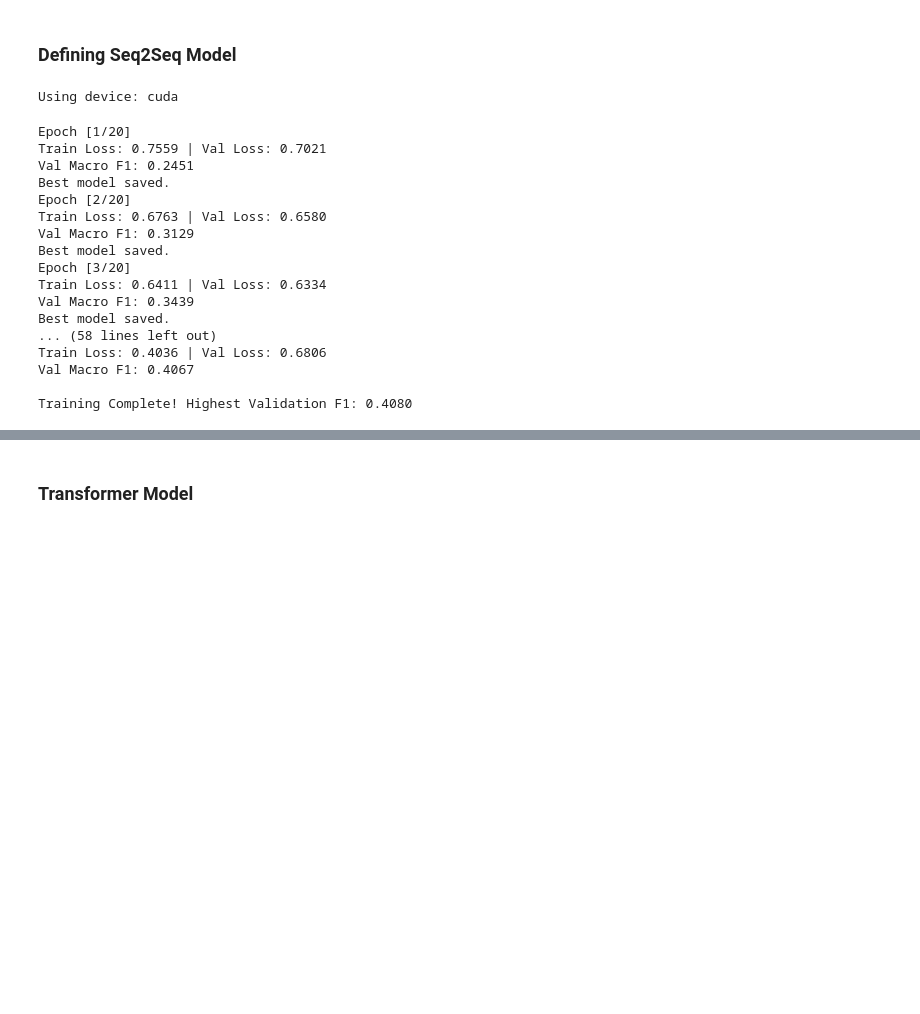
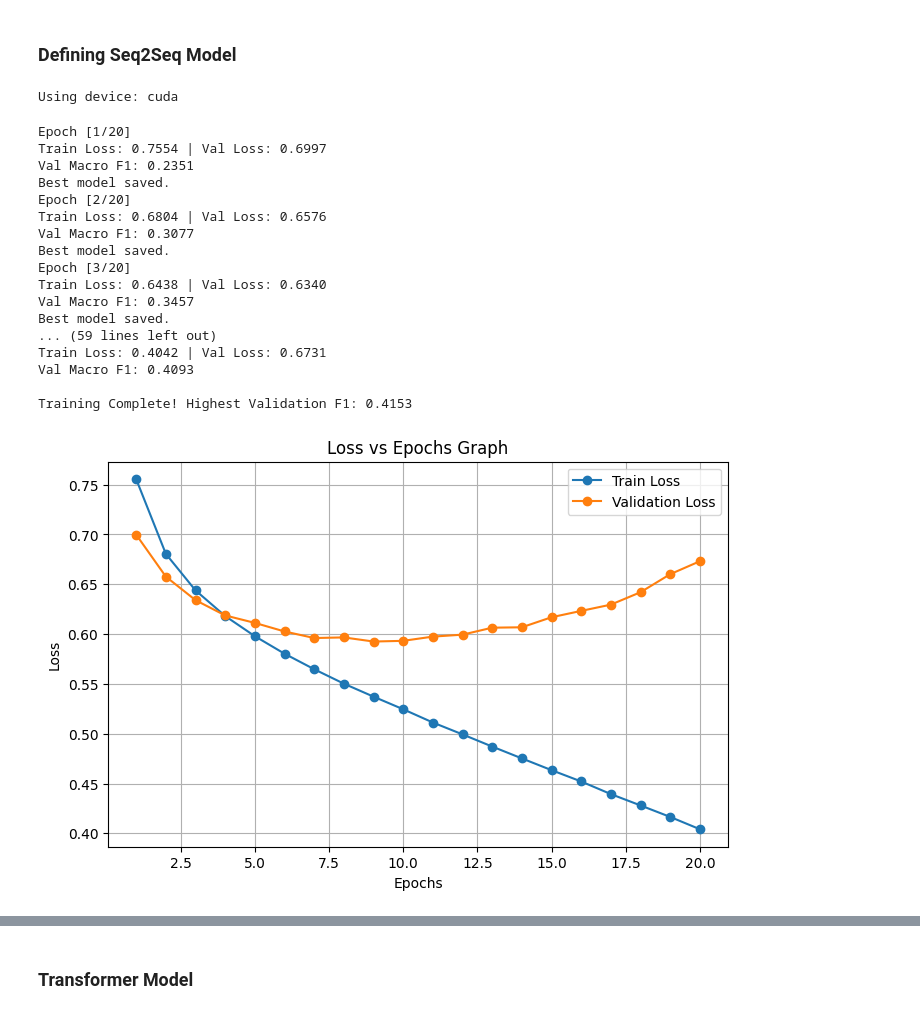
Before and after one commit to Rooneyish/GoEmotion_Classification, a Jupyter notebook: Go_Emotion_Classification.ipynb, the cells around one changed output, grey strips where cells are left out. Drawn from its saved outputs; the diff is of its cells as text; code cells hidden in the pictures; blank space fills up the shorter version.

```diff
--- a/Go_Emotion_Classification.ipynb
+++ b/Go_Emotion_Classification.ipynb
@@ -528,6 +576,11 @@ optimizer = optim.Adam(model.parameters(), lr=1e-4)
 # %%
 epochs = 20
 best_val_f1 = 0.0
+
+train_loss_history = []
+validation_loss_history = []
+all_val_labels = []
+all_val_probs = []
 
 for epoch in range(epochs):
     model.train()
@@ -555,60 +608,68 @@ for epoch in range(epochs):
         # Accumulate the loss
         total_train_loss += loss.item()
 
-    # Calculate Average Loss for the epoch
-    avg_train_loss = total_train_loss / len(train_loader)
-
     # --- VALIDATION PHASE ---
     model.eval()
-    all_preds = []
-    all_labels = []
+    epoch_preds = []
+    epoch_labels = []
+    epoch_probs = []
     total_val_loss = 0
 
     with torch.no_grad():
         for batch in val_loader:
             input_ids, _, labels = [b.to(device) for b in batch]
 
             logits = model(input_ids)
             val_loss = criterion(logits, labels)
             total_val_loss += val_loss.item()
 
-            # Convert logits to binary predictions (threshold = 0.5)
-            preds = (torch.sigmoid(logits) > 0.5).cpu().numpy()
-            all_preds.append(preds)
-            all_labels.append(labels.cpu().numpy())
+            # Capture probabilities for PR Graph
+            probs = torch.sigmoid(logits).cpu().numpy()
+            epoch_probs.append(probs)
+            epoch_labels.append(labels.cpu().numpy())
 
-    # Calculate Metrics
+            # Binary predictions for F1
+            preds = (probs > 0.5).astype(int)
+            epoch_preds.append(preds)
+
+    avg_train_loss = total_train_loss / len(train_loader)
     avg_val_loss = total_val_loss / len(val_loader)
-    all_preds = np.vstack(all_preds)
-    all_labels = np.vstack(all_labels)
-    current_val_f1 = f1_score(all_labels, all_preds, average='macro', zero_division=0)
+    train_loss_history.append(avg_train_loss)
+    validation_loss_history.append(avg_val_loss)
+
+    current_val_f1 = f1_score(np.vstack(epoch_labels), np.vstack(epoch_preds), average='macro', zero_division=0)
 
     print(f"Epoch [{epoch+1}/{epochs}]")
     print(f"Train Loss: {avg_train_loss:.4f} | Val Loss: {avg_val_loss:.4f}")
     print(f"Val Macro F1: {current_val_f1:.4f}")
 
     # --- SAVE BEST MODEL ---
     if current_val_f1 > best_val_f1:
         best_val_f1 = current_val_f1
         torch.save(model.state_dict(), 'best_seq2seq_goemotion.pt')
         print("Best model saved.")
 
+all_val_labels = np.vstack(epoch_labels)
+all_val_probs = np.vstack(epoch_probs)
 print(f"\nTraining Complete! Highest Validation F1: {best_val_f1:.4f}")
+plot_result(train_loss_history, validation_loss_history)
+plot_pr_curve(all_val_labels, all_val_probs)
 # %% [output]
 Epoch [1/20]
-Train Loss: 0.7559 | Val Loss: 0.7021
-Val Macro F1: 0.2451
+Train Loss: 0.7554 | Val Loss: 0.6997
+Val Macro F1: 0.2351
 Best model saved.
 Epoch [2/20]
-Train Loss: 0.6763 | Val Loss: 0.6580
-Val Macro F1: 0.3129
+Train Loss: 0.6804 | Val Loss: 0.6576
+Val Macro F1: 0.3077
 Best model saved.
 Epoch [3/20]
-Train Loss: 0.6411 | Val Loss: 0.6334
-Val Macro F1: 0.3439
+Train Loss: 0.6438 | Val Loss: 0.6340
+Val Macro F1: 0.3457
 Best model saved.
-... (58 lines left out)
-Train Loss: 0.4036 | Val Loss: 0.6806
-Val Macro F1: 0.4067
+... (59 lines left out)
+Train Loss: 0.4042 | Val Loss: 0.6731
+Val Macro F1: 0.4093
 
-Training Complete! Highest Validation F1: 0.4080
+Training Complete! Highest Validation F1: 0.4153
+[figure, added]
```
Also changed, not shown: parts of 6 cells of this notebook, 3 other files.
